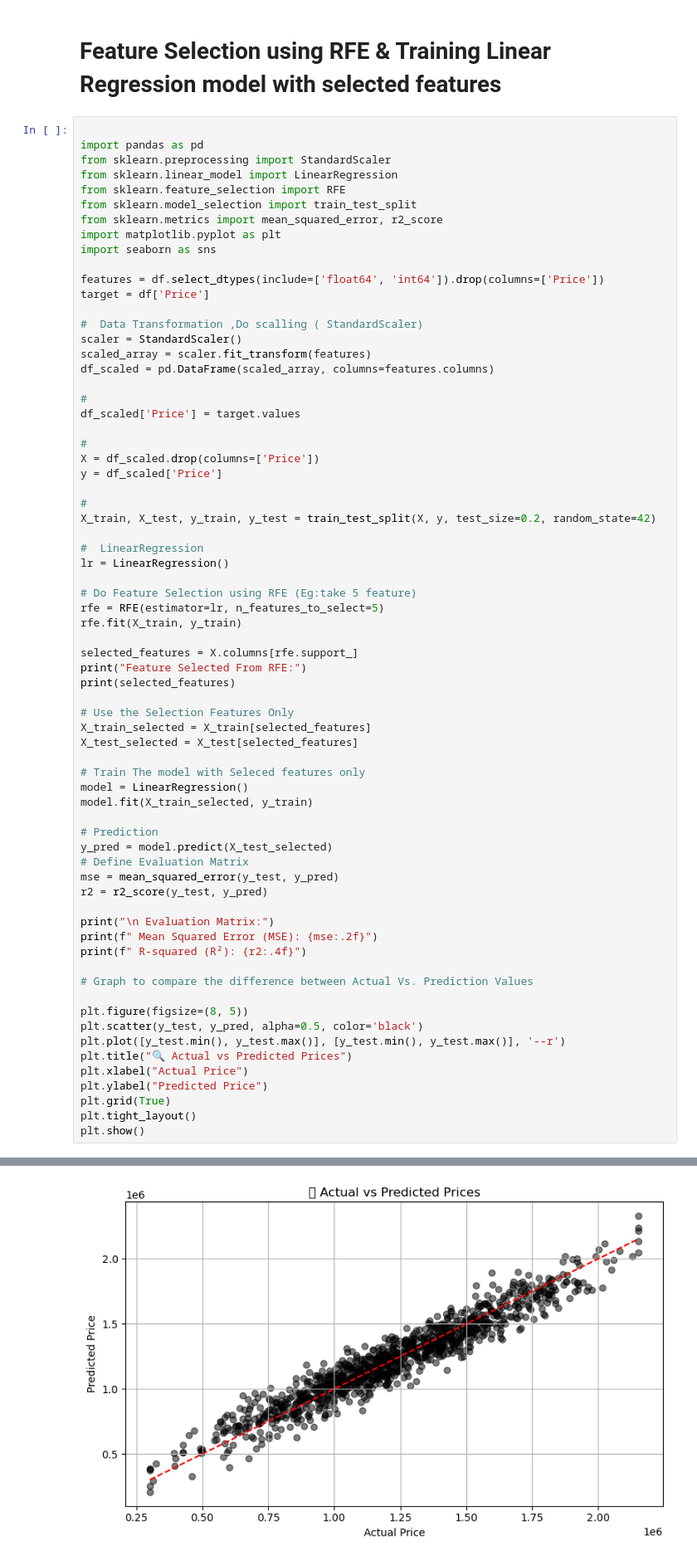
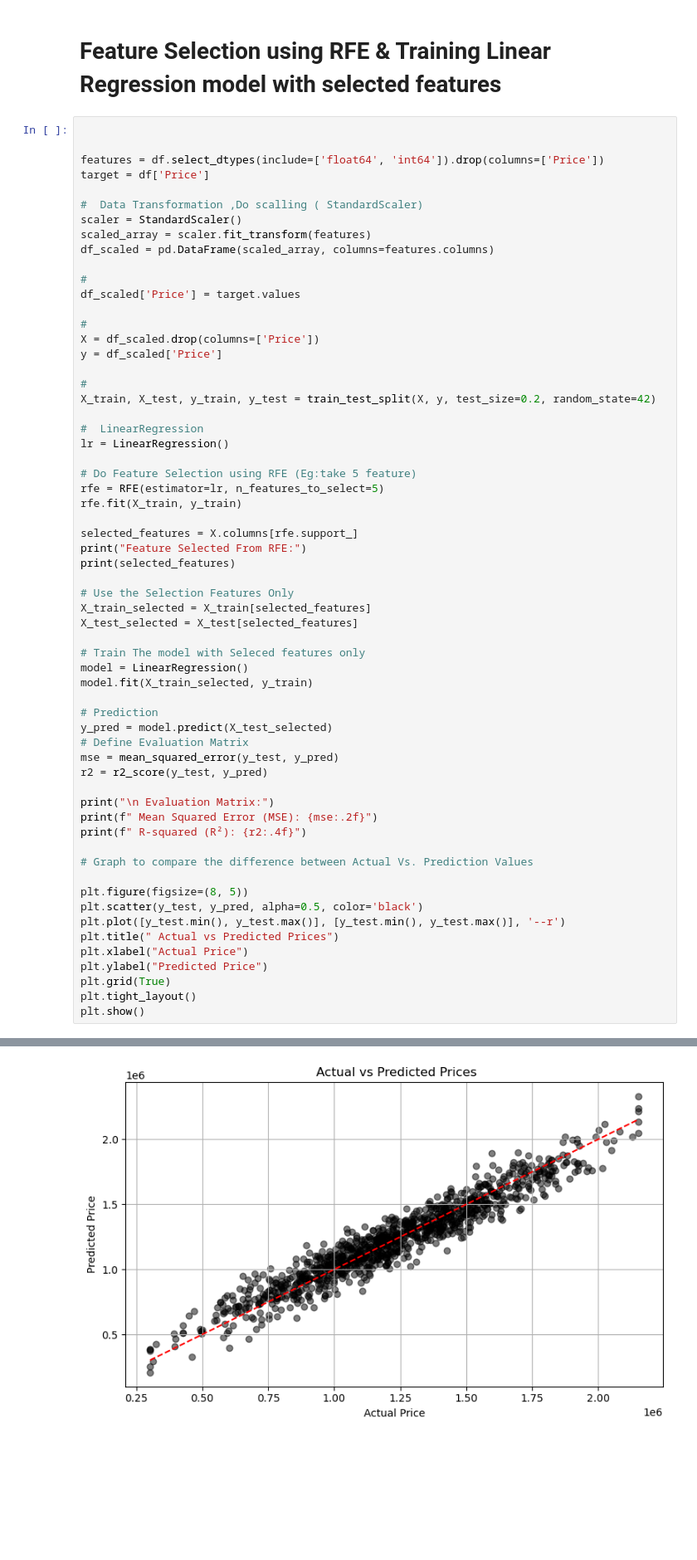
Before and after one commit to RuqayaAli/ML_repo, a Jupyter notebook: ML_Project_Tamplet/ML_Project.ipynb, the cells around one changed output, grey strips where cells are left out. Shown at 83% size. Cells and saved outputs as stored; diff of their text form; blank space fills up the shorter version.

```diff
--- a/ML_Project_Tamplet/ML_Project.ipynb
+++ b/ML_Project_Tamplet/ML_Project.ipynb
@@ -515,14 +475,6 @@ Passing `palette` without assigning `hue` is deprecated and will be removed in v
 # Feature Selection using RFE & Training Linear Regression model with selected features
 # %%
 
-import pandas as pd
-from sklearn.preprocessing import StandardScaler
-from sklearn.linear_model import LinearRegression
-from sklearn.feature_selection import RFE
-from sklearn.model_selection import train_test_split
-from sklearn.metrics import mean_squared_error, r2_score
-import matplotlib.pyplot as plt
-import seaborn as sns
 
 features = df.select_dtypes(include=['float64', 'int64']).drop(columns=['Price'])
 target = df['Price']
@@ -563,35 +515,35 @@ model.fit(X_train_selected, y_train)
 
 # Prediction
 y_pred = model.predict(X_test_selected)
 # Define Evaluation Matrix
 mse = mean_squared_error(y_test, y_pred)
 r2 = r2_score(y_test, y_pred)
 
 print("\n Evaluation Matrix:")
 print(f" Mean Squared Error (MSE): {mse:.2f}")
 print(f" R-squared (R²): {r2:.4f}")
 
 # Graph to compare the difference between Actual Vs. Prediction Values
 
 plt.figure(figsize=(8, 5))
 plt.scatter(y_test, y_pred, alpha=0.5, color='black')
 plt.plot([y_test.min(), y_test.max()], [y_test.min(), y_test.max()], '--r')
-plt.title("🔍 Actual vs Predicted Prices")
+plt.title(" Actual vs Predicted Prices")
 plt.xlabel("Actual Price")
 plt.ylabel("Predicted Price")
 plt.grid(True)
 plt.tight_layout()
 plt.show()
 # %% [output]
 Feature Selected From RFE:
 Index(['Avg. Area Income', 'Avg. Area House Age', 'Avg. Area Number of Rooms',
        'Avg. Area Number of Bedrooms', 'Area Population'],
       dtype='object')
 
  Evaluation Matrix:
  Mean Squared Error (MSE): 9948245357.80
  R-squared (R²): 0.9182
-[figure, old version]
+[figure, new version]
 # %% [markdown]
 # Spot Check Algorithms¶
 Test multiple algorithms to identify the best-performing one.
```
Also changed, not shown: parts of 18 cells of this notebook.
